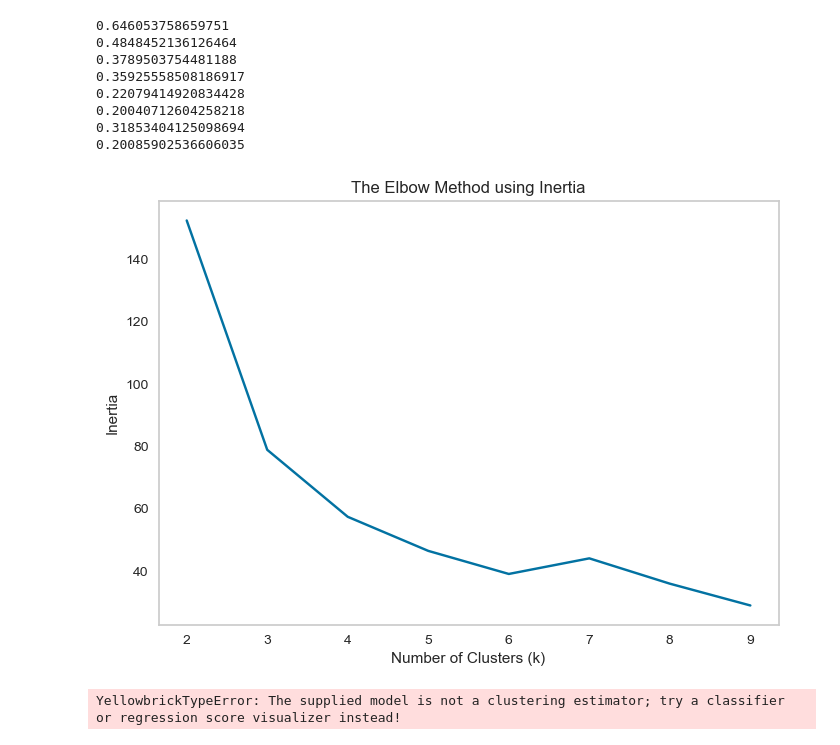
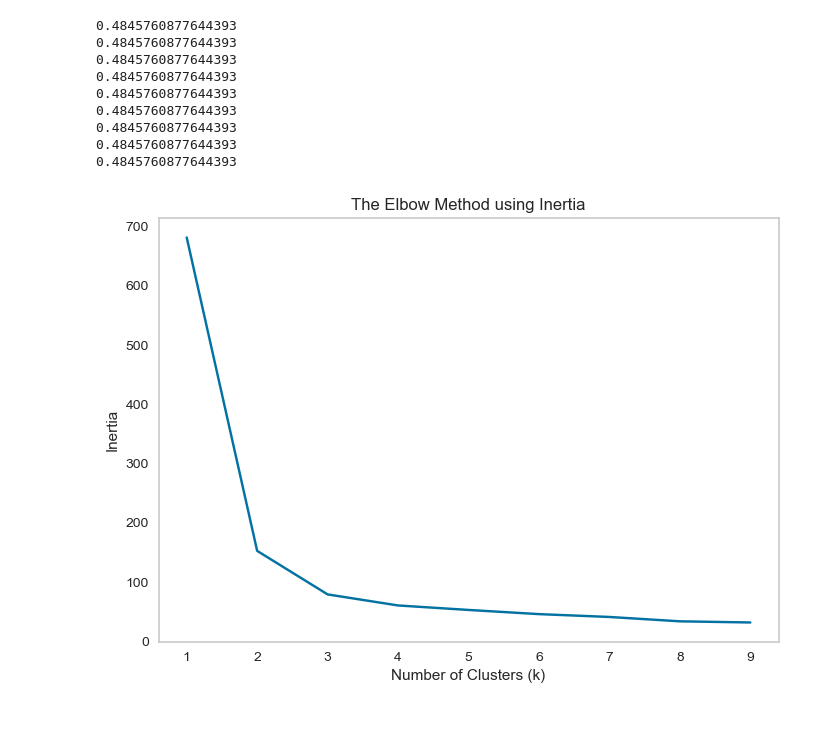
Before and after one commit to Socks2109/Assignment-3, a Jupyter notebook: test.ipynb, the cells around one changed output. Saved outputs shown, nothing was run; the diff lists cells and outputs as text; code cells hidden in the pictures.

```diff
--- a/test.ipynb
+++ b/test.ipynb
@@ -7,7 +7,6 @@ from sklearn.datasets import load_iris
 from cluster import (KMeans)
 from cluster.visualization import plot_3d_clusters
 from sklearn.metrics import silhouette_score
-from yellowbrick.cluster import KElbowVisualizer
 
 
 def main():
@@ -17,7 +16,7 @@ def main():
     og_iris = np.array(load_iris().data)
 
     # Initialize your KMeans algorithm
-    model = KMeans(k = 3, metric = "euclidean", max_iter = 1000, tol = 1e-6)
+    model = KMeans(k = 3, metric = "euclidean", max_iter = 1000000, tol = 1e-6)
 
     # Fit model
     model.fit(og_iris)
@@ -37,14 +36,12 @@ def main():
 
     # Try different numbers of clusters
     inertias = []
-    K = range(2, 10)
+    K = range(1, 10)
     for k in K:
-        model = KMeans(k, metric = "euclidean", max_iter = 1000, tol = 1e-8)
+        model = KMeans(k, metric = "euclidean", max_iter = 100000, tol = 1e-6)
         model.fit(og_iris)
         predict = model.predict(df)
-        score = silhouette_score(df, predict)
         inertias.append(model.get_error())
-        print(score)
 
     # Plot the elbow plot
     plt.plot(K, inertias, 'bx-')
@@ -53,8 +50,7 @@ def main():
     plt.title('The Elbow Method using Inertia')
     plt.grid()
     plt.show()
-    visualizer = KElbowVisualizer(KMeans(k = 3, metric = "euclidean", max_iter = 1000, tol = 1e-6), k=(2,10))
-    visualizer.show()
+
     # Question:
     # Please answer in the following docstring how many species of flowers (K) you think there are.
     # Provide a reasoning based on what you have done above:
@@ -77,10 +73,10 @@ if __name__ == "__main__":
-0.646053758659751
-0.4848452136126464
-0.3789503754481188
-0.35925558508186917
-0.22079414920834428
-0.20040712604258218
-0.31853404125098694
-0.20085902536606035
+0.4845760877644393
+0.4845760877644393
+0.4845760877644393
+0.4845760877644393
+0.4845760877644393
+0.4845760877644393
+0.4845760877644393
+0.4845760877644393
+0.4845760877644393
-[figure, old version]
+[figure, new version]
-YellowbrickTypeError: The supplied model is not a clustering estimator; try a classifier or regression score visualizer instead!
```
Also changed, not shown: parts of 1 cell of this notebook, 2 other files.
